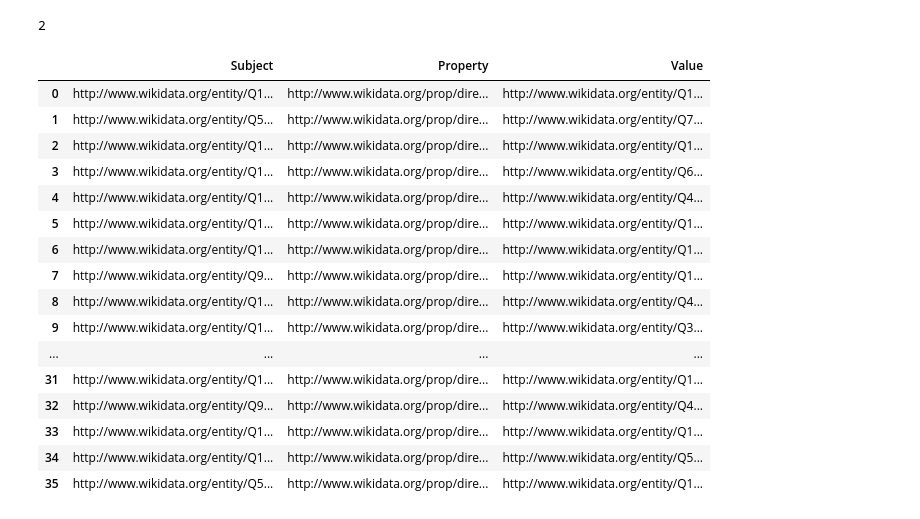
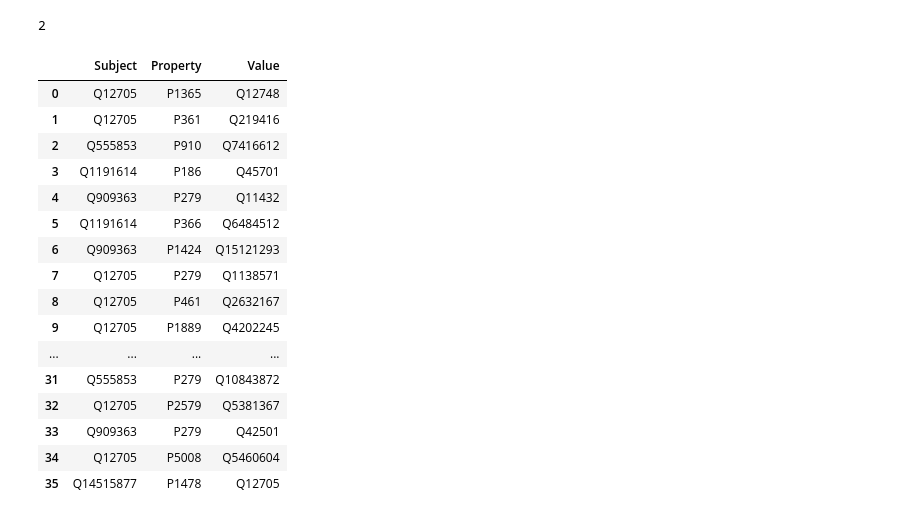
Before and after one commit to kent1325/p4-merging-graph-nodes, a Jupyter notebook: init_code/query_wikidata_notebook.ipynb, the cells around one changed output. Saved outputs shown, nothing was run; the diff lists cells and outputs as text; code cells hidden in the pictures.

```diff
--- a/init_code/query_wikidata_notebook.ipynb
+++ b/init_code/query_wikidata_notebook.ipynb
@@ -42,38 +37,39 @@ merge_candidates(dict(temp_graph.degree()))
 # %%
 def build_graph(node: str):
     sparql = SPARQLWrapper("https://query.wikidata.org/sparql")
     sparql.setQuery(f"""
                 CONSTRUCT {{
                     {node} ?p ?o .
                     ?o ?p1 ?s . }}
                 WHERE {{
                     {node} ?p ?o .
                     ?o ?p1 ?s .
                 FILTER(regex(str(?o), "entity/Q"))
                 FILTER(regex(str(?s), "entity/Q")) }}
                 """)
-    query_result = sparql.queryAndConvert()
-
-    #Convert query result to dataframe
+    query_result = sparql.queryAndConvert()  # Produces an RDFlib Graph object
     query_df = pd.DataFrame(query_result, columns=["Subject", "Property", "Value"])
+    query_df["Subject"] = query_df["Subject"].str.replace("http://www.wikidata.org/entity/", "")
+    query_df["Property"] = query_df["Property"].str.replace("http://www.wikidata.org/prop/direct/", "")
+    query_df["Value"] = query_df["Value"].str.replace("http://www.wikidata.org/entity/", "")
     return query_df
 
-build_graph('wd:Q171076')
+build_graph("wd:Q171076")
 # %% [output]
 |  | Subject | Property | Value |
-| 0 | http://www.wikidata.org/entity/Q1... | http://www.wikidata.org/prop/dire... | http://www.wikidata.org/entity/Q1... |
-| 1 | http://www.wikidata.org/entity/Q5... | http://www.wikidata.org/prop/dire... | http://www.wikidata.org/entity/Q7... |
-| 2 | http://www.wikidata.org/entity/Q1... | http://www.wikidata.org/prop/dire... | http://www.wikidata.org/entity/Q1... |
-| 3 | http://www.wikidata.org/entity/Q1... | http://www.wikidata.org/prop/dire... | http://www.wikidata.org/entity/Q6... |
-| 4 | http://www.wikidata.org/entity/Q1... | http://www.wikidata.org/prop/dire... | http://www.wikidata.org/entity/Q4... |
-| 5 | http://www.wikidata.org/entity/Q1... | http://www.wikidata.org/prop/dire... | http://www.wikidata.org/entity/Q1... |
-| 6 | http://www.wikidata.org/entity/Q1... | http://www.wikidata.org/prop/dire... | http://www.wikidata.org/entity/Q1... |
-| 7 | http://www.wikidata.org/entity/Q9... | http://www.wikidata.org/prop/dire... | http://www.wikidata.org/entity/Q1... |
-| 8 | http://www.wikidata.org/entity/Q1... | http://www.wikidata.org/prop/dire... | http://www.wikidata.org/entity/Q4... |
-| 9 | http://www.wikidata.org/entity/Q1... | http://www.wikidata.org/prop/dire... | http://www.wikidata.org/entity/Q3... |
+| 0 | Q12705 | P1365 | Q12748 |
+| 1 | Q12705 | P361 | Q219416 |
+| 2 | Q555853 | P910 | Q7416612 |
+| 3 | Q1191614 | P186 | Q45701 |
+| 4 | Q909363 | P279 | Q11432 |
+| 5 | Q1191614 | P366 | Q6484512 |
+| 6 | Q909363 | P1424 | Q15121293 |
+| 7 | Q12705 | P279 | Q1138571 |
+| 8 | Q12705 | P461 | Q2632167 |
+| 9 | Q12705 | P1889 | Q4202245 |
 | ... | ... | ... | ... |
-| 31 | http://www.wikidata.org/entity/Q1... | http://www.wikidata.org/prop/dire... | http://www.wikidata.org/entity/Q1... |
-| 32 | http://www.wikidata.org/entity/Q9... | http://www.wikidata.org/prop/dire... | http://www.wikidata.org/entity/Q4... |
-| 33 | http://www.wikidata.org/entity/Q1... | http://www.wikidata.org/prop/dire... | http://www.wikidata.org/entity/Q1... |
-| 34 | http://www.wikidata.org/entity/Q1... | http://www.wikidata.org/prop/dire... | http://www.wikidata.org/entity/Q5... |
-| 35 | http://www.wikidata.org/entity/Q5... | http://www.wikidata.org/prop/dire... | http://www.wikidata.org/entity/Q1... |
+| 31 | Q555853 | P279 | Q10843872 |
+| 32 | Q12705 | P2579 | Q5381367 |
+| 33 | Q909363 | P279 | Q42501 |
+| 34 | Q12705 | P5008 | Q5460604 |
+| 35 | Q14515877 | P1478 | Q12705 |
```
Also changed, not shown: parts of 1 cell of this notebook.
